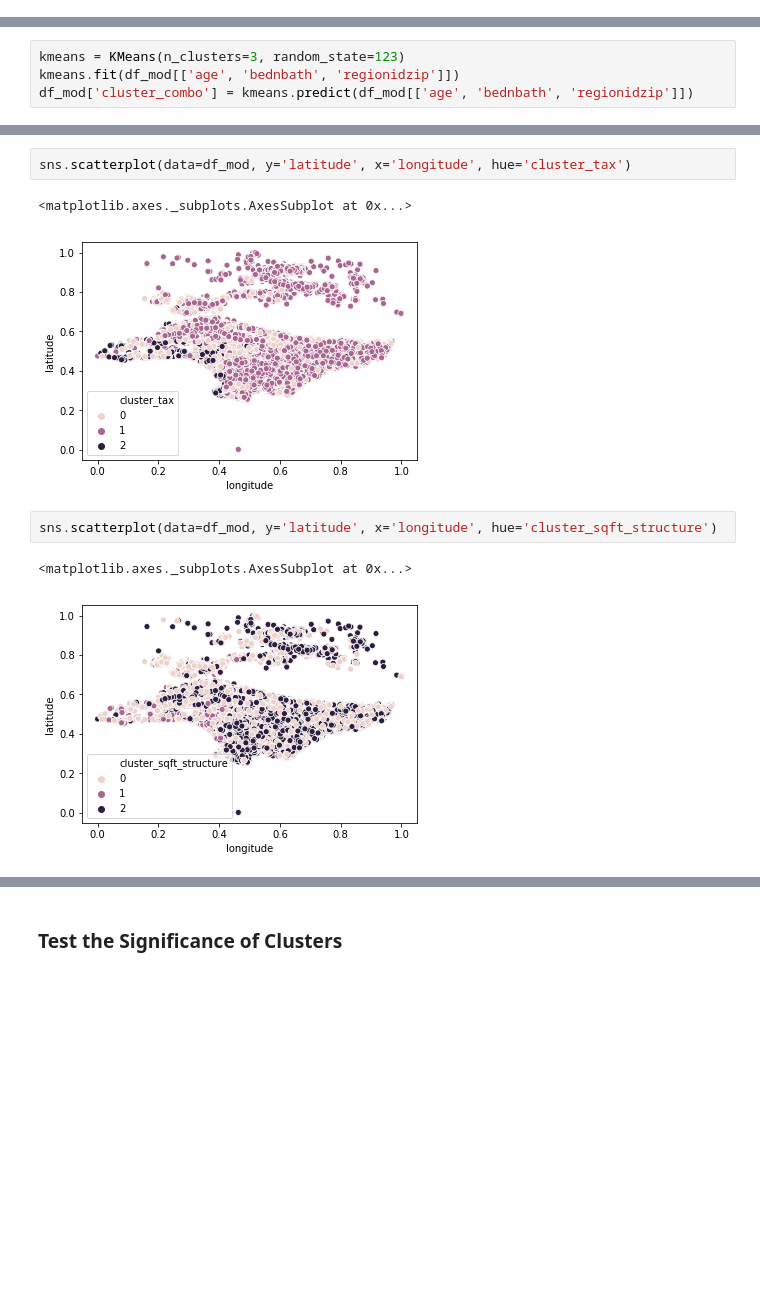
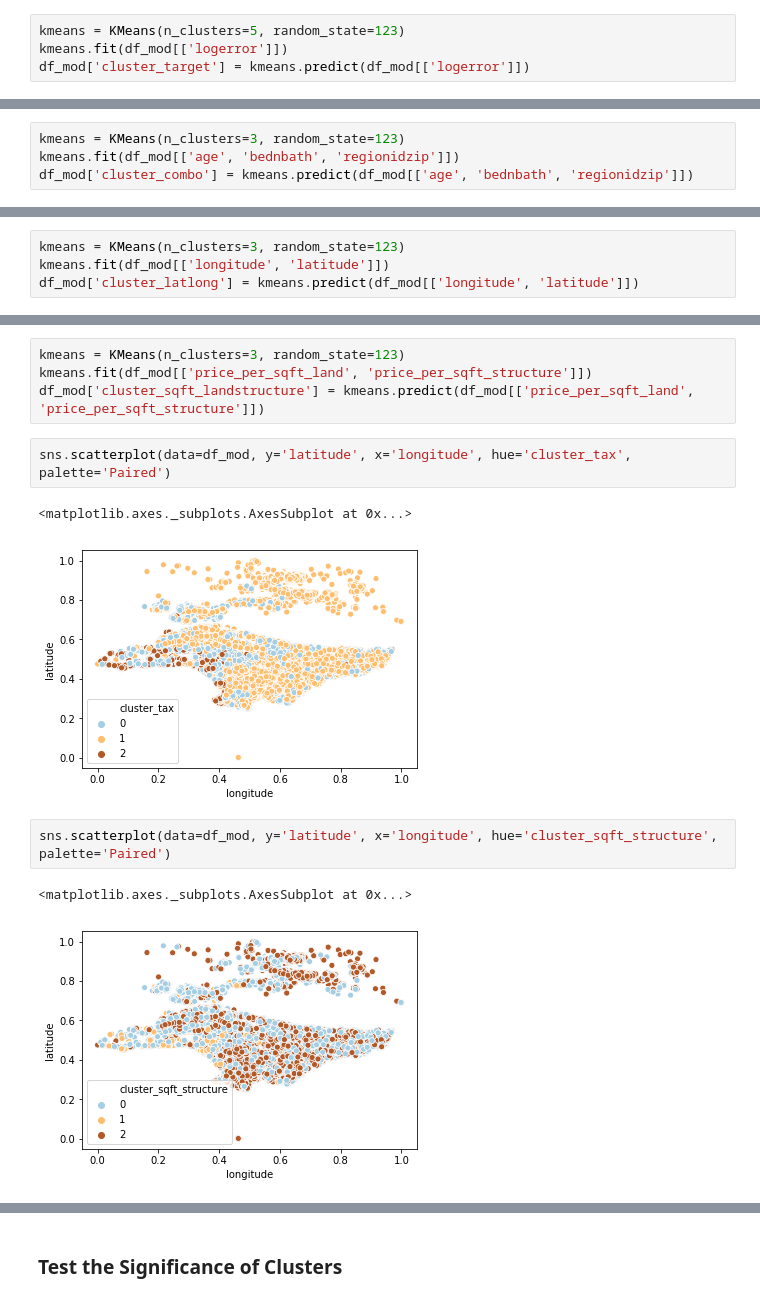
Before and after one commit to StevenGaris/ds-methodologies-exercises, a Jupyter notebook: clustering/explore_zillow.ipynb, the cells around one changed output, grey strips where cells are left out. Cells and saved outputs as stored; diff of their text form; blank space fills up the shorter version.

```diff
--- a/clustering/explore_zillow.ipynb
+++ b/clustering/explore_zillow.ipynb
@@ -222,4 +224,8 @@ plt.show()
 [figure]
+# %%
+kmeans = KMeans(n_clusters=5, random_state=123)
+kmeans.fit(df_mod[['logerror']])
+df_mod['cluster_target'] = kmeans.predict(df_mod[['logerror']])
 # %%
 df_mod.cluster_target.value_counts()
 # %% [output]
@@ -467,0 +484,4 @@ df_mod.head()
+# %%
+kmeans = KMeans(n_clusters=3, random_state=123)
+kmeans.fit(df_mod[['longitude', 'latitude']])
+df_mod['cluster_latlong'] = kmeans.predict(df_mod[['longitude', 'latitude']])
@@ -468,11 +512,15 @@ df_mod.head()
+# %%
+kmeans = KMeans(n_clusters=3, random_state=123)
+kmeans.fit(df_mod[['price_per_sqft_land', 'price_per_sqft_structure']])
+df_mod['cluster_sqft_landstructure'] = kmeans.predict(df_mod[['price_per_sqft_land', 'price_per_sqft_structure']])
 # %%
-sns.scatterplot(data=df_mod, y='latitude', x='longitude', hue='cluster_tax')
+sns.scatterplot(data=df_mod, y='latitude', x='longitude', hue='cluster_tax', palette='Paired')
 # %% [output]
 <matplotlib.axes._subplots.AxesSubplot at 0x...>
-[figure, old version]
+[figure, new version]
 # %%
-sns.scatterplot(data=df_mod, y='latitude', x='longitude', hue='cluster_sqft_structure')
+sns.scatterplot(data=df_mod, y='latitude', x='longitude', hue='cluster_sqft_structure', palette='Paired')
 # %% [output]
 <matplotlib.axes._subplots.AxesSubplot at 0x...>
-[figure, old version]
+[figure, new version]
 # %%
```
Also changed, not shown: parts of 62 cells of this notebook, 1 other file.
